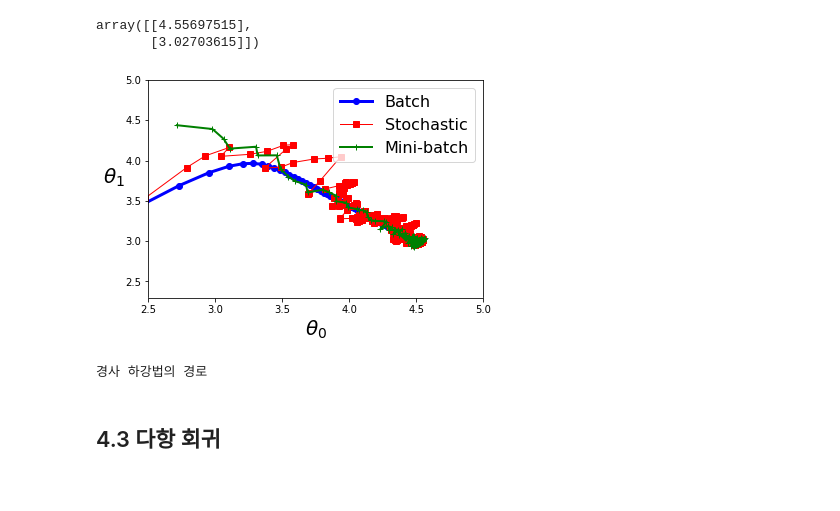
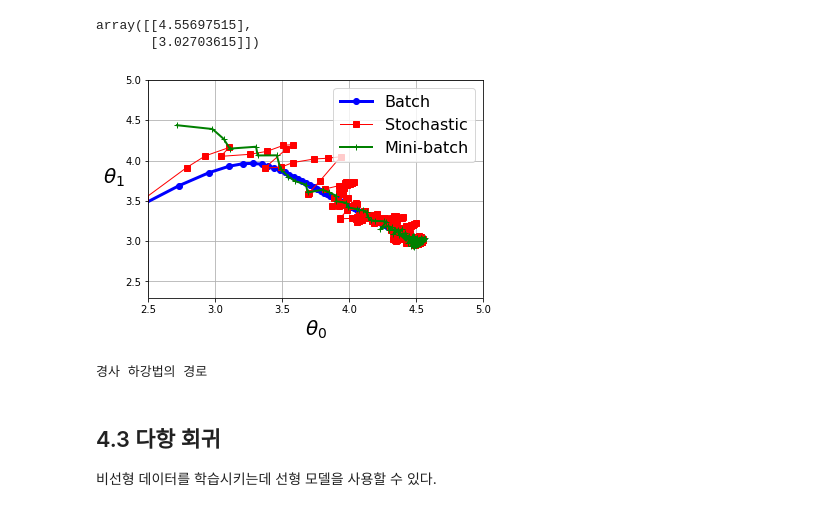
Before and after one commit to vallisneria/hknu4-artificial-intelligence, a Jupyter notebook: Chapter04/training_linear_models.ipynb, the cells around one changed output. Drawn from its saved outputs; the diff is of its cells as text; code cells hidden in the pictures.

```diff
--- a/Chapter04/training_linear_models.ipynb
+++ b/Chapter04/training_linear_models.ipynb
@@ -265,20 +265,22 @@ array([[4.55697515],
 # %%
 theta_path_bgd = np.array(theta_path_bgd)
 theta_path_sgd = np.array(theta_path_sgd)
 theta_path_mgd = np.array(theta_path_mgd)
 
 plt.plot(theta_path_bgd[:, 0], theta_path_bgd[:, 1], "b-o", linewidth=3, label="Batch")
 plt.plot(theta_path_sgd[:, 0], theta_path_sgd[:, 1], "r-s", linewidth=1, label="Stochastic")
 plt.plot(theta_path_mgd[:, 0], theta_path_mgd[:, 1], "g-+", linewidth=2, label="Mini-batch")
 
 plt.legend(loc="upper right", fontsize=16)
 plt.xlabel(r"$\theta_0$", fontsize=20)
 plt.ylabel(r"$\theta_1$   ", fontsize=20, rotation=0)
 plt.axis([2.5, 5.0, 2.3, 5.0])
+plt.grid(True)
 plt.show()
 print("경사 하강법의 경로")
 # %% [output]
-[figure, old version]
+[figure, new version]
 경사 하강법의 경로
 # %% [markdown]
 ## 4.3 다항 회귀
+비선형 데이터를 학습시키는데 선형 모델을 사용할 수 있다.
```
Also changed, not shown: parts of 23 cells of this notebook.
